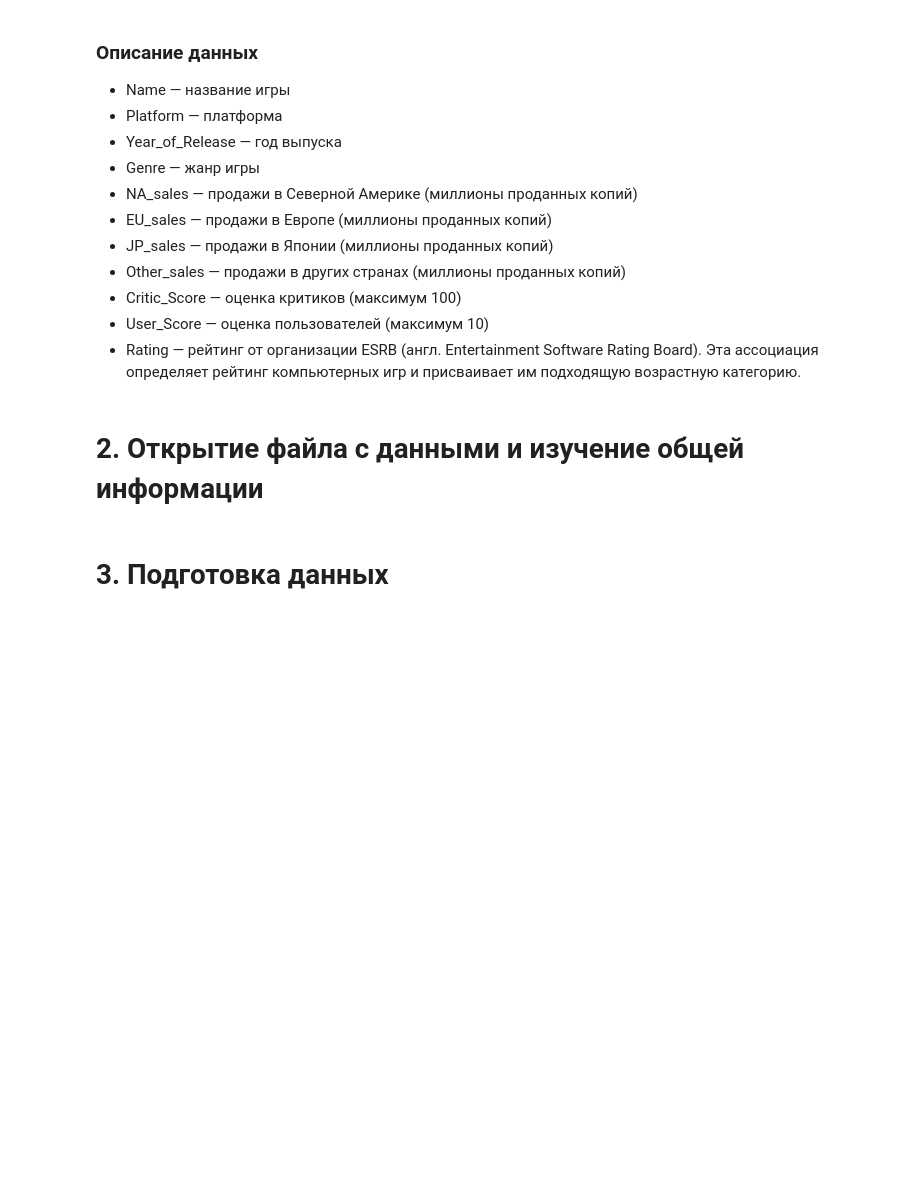
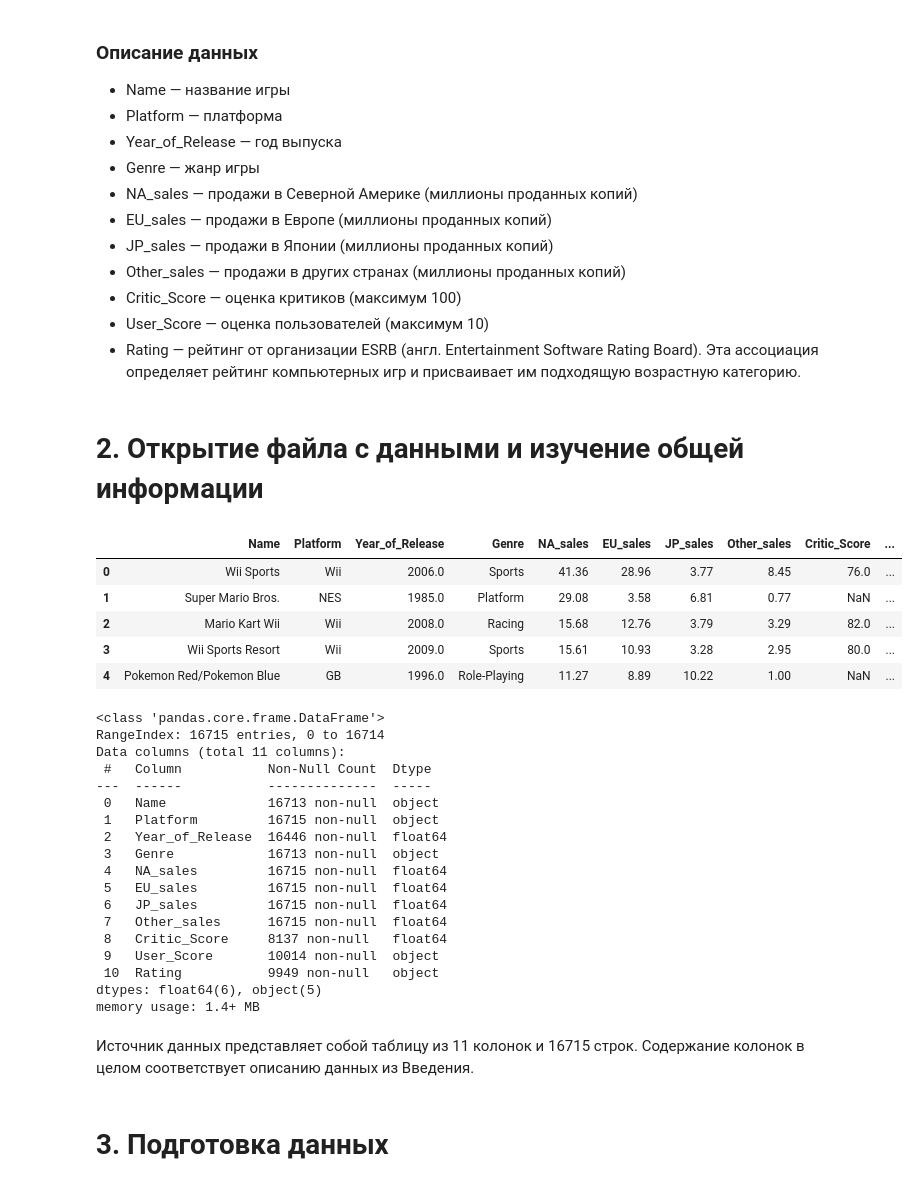
Before and after one commit to theotheo46/ds, a Jupyter notebook: games.ipynb, the cells around one changed output. Cells and saved outputs as stored; diff of their text form; code cells hidden in the pictures; blank space fills up the shorter version.

Commit message:
Сборный проект games

```diff
--- a/games.ipynb
+++ b/games.ipynb
@@ -24,6 +24,37 @@ import pandas as pd
 from scipy import stats as st
 import numpy as np
 import matplotlib.pyplot as plt
+# %%
+df = pd.read_csv('https://code.s3.yandex.net/datasets/games.csv')
+display(df.head())
+df.info()
+# %% [output]
+|  | Name | Platform | Year_of_Release | Genre | NA_sales | EU_sales | JP_sales | Other_sales | Critic_Score | ... |
+| 0 | Wii Sports | Wii | 2006.0 | Sports | 41.36 | 28.96 | 3.77 | 8.45 | 76.0 | ... |
+| 1 | Super Mario Bros. | NES | 1985.0 | Platform | 29.08 | 3.58 | 6.81 | 0.77 | NaN | ... |
+| 2 | Mario Kart Wii | Wii | 2008.0 | Racing | 15.68 | 12.76 | 3.79 | 3.29 | 82.0 | ... |
+| 3 | Wii Sports Resort | Wii | 2009.0 | Sports | 15.61 | 10.93 | 3.28 | 2.95 | 80.0 | ... |
+| 4 | Pokemon Red/Pokemon Blue | GB | 1996.0 | Role-Playing | 11.27 | 8.89 | 10.22 | 1.00 | NaN | ... |
+<class 'pandas.core.frame.DataFrame'>
+RangeIndex: 16715 entries, 0 to 16714
+Data columns (total 11 columns):
+ #   Column           Non-Null Count  Dtype
+---  ------           --------------  -----
+ 0   Name             16713 non-null  object
+ 1   Platform         16715 non-null  object
+ 2   Year_of_Release  16446 non-null  float64
+ 3   Genre            16713 non-null  object
+ 4   NA_sales         16715 non-null  float64
+ 5   EU_sales         16715 non-null  float64
+ 6   JP_sales         16715 non-null  float64
+ 7   Other_sales      16715 non-null  float64
+ 8   Critic_Score     8137 non-null   float64
+ 9   User_Score       10014 non-null  object
+ 10  Rating           9949 non-null   object
+dtypes: float64(6), object(5)
+memory usage: 1.4+ MB
+# %% [markdown]
+Источник данных представляет собой таблицу из 11 колонок и 16715 строк. Содержание колонок в целом соответствует описанию данных из Введения.
 # %% [markdown]
 # 3. Подготовка данных
 # %% [markdown]
```
Also changed, not shown: parts of 10 cells of this notebook.
